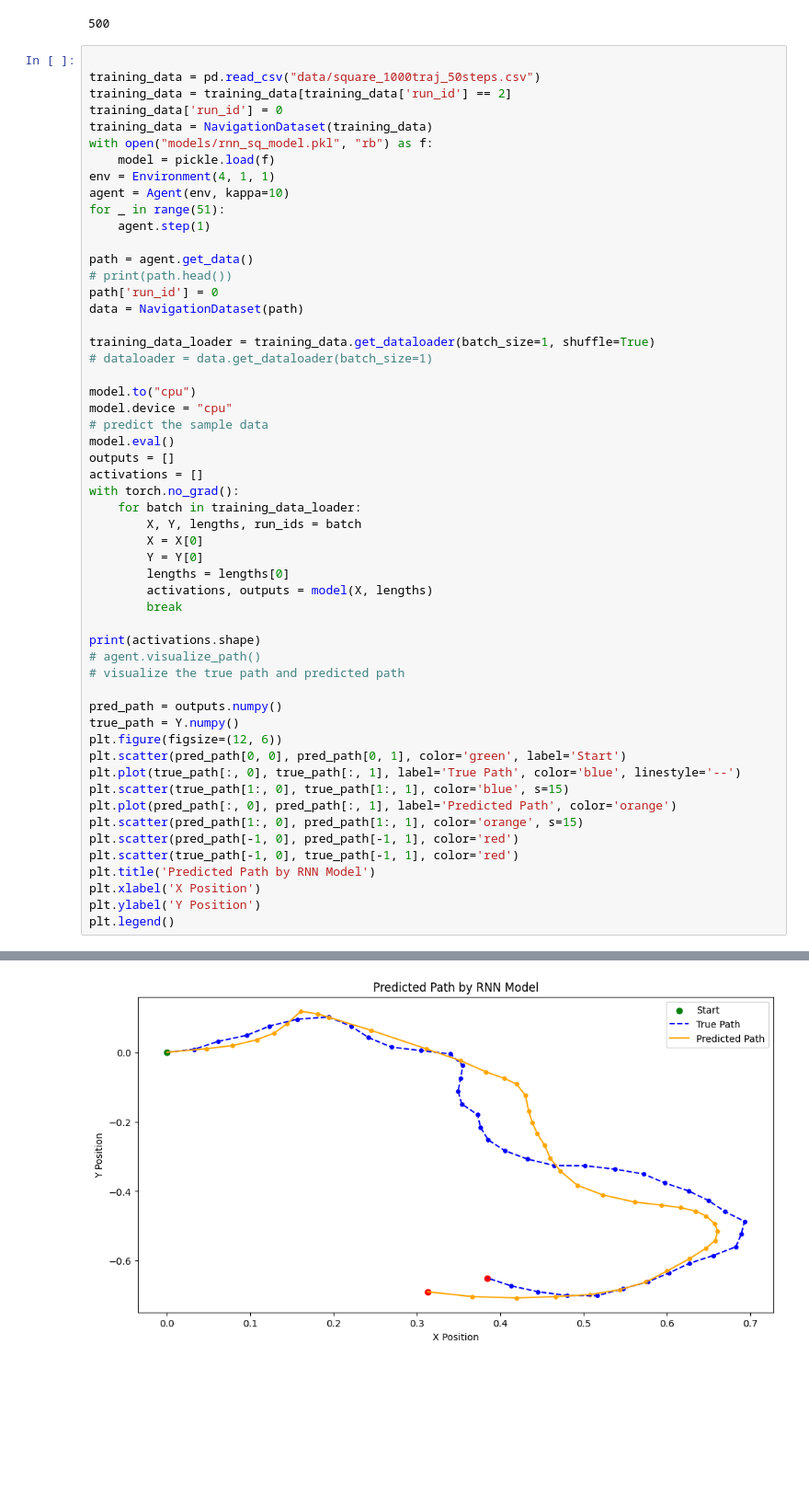
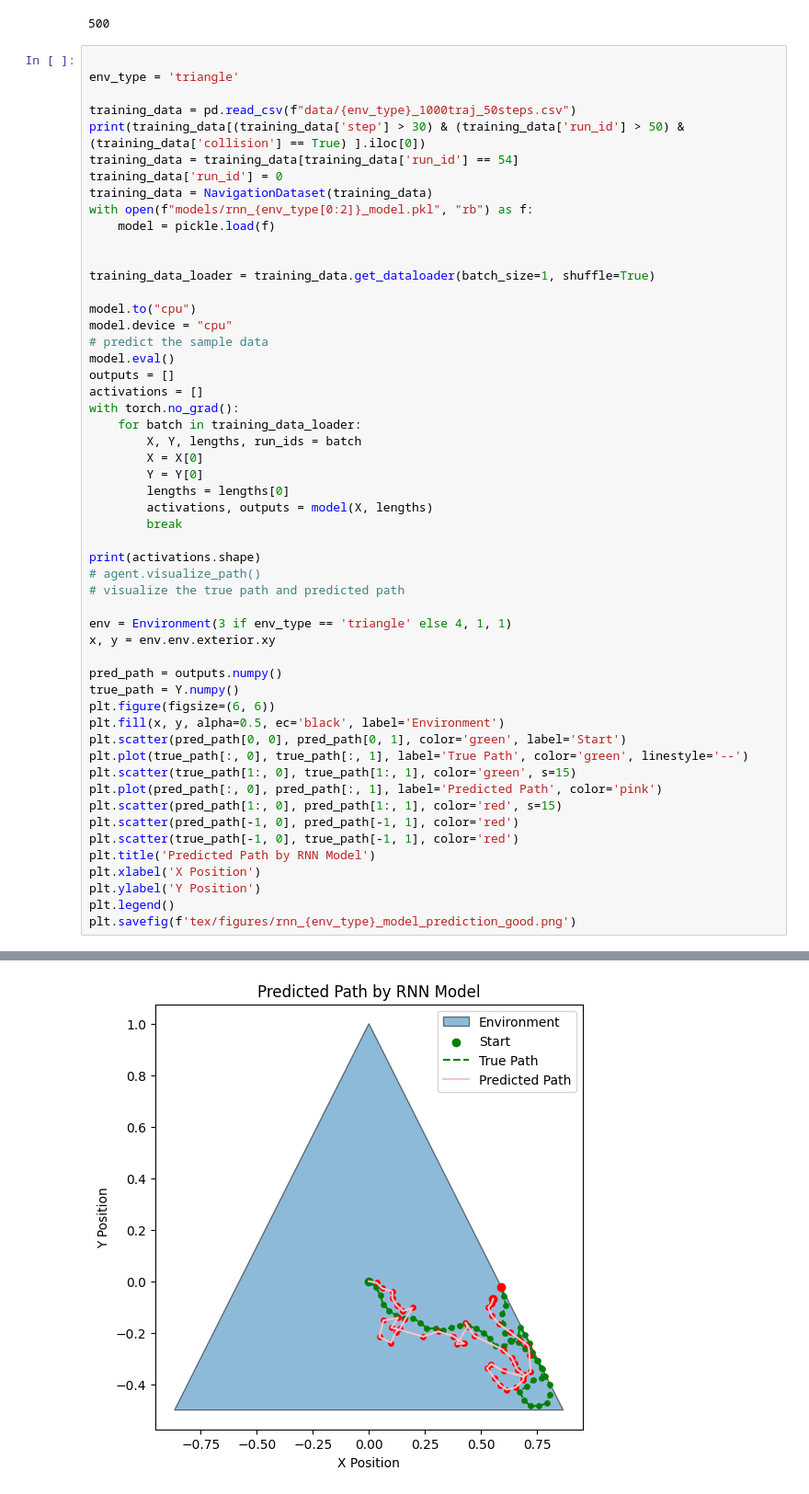
Before and after one commit to GAtemROU/rnn-path-integration, a Jupyter notebook: model_training_tester.ipynb, the cells around one changed output, grey strips where cells are left out. Shown: that part at 92% size. Drawn from its saved outputs; the diff is of its cells as text; blank space fills up the shorter version.

Commit message:
add: plots for some runs to showcase the performace of the rnn

```diff
--- a/model_training_tester.ipynb
+++ b/model_training_tester.ipynb
@@ -32,24 +32,18 @@ print(len(model.loss_history[0]))
 500
 # %%
 
-training_data = pd.read_csv("data/square_1000traj_50steps.csv")
-training_data = training_data[training_data['run_id'] == 2]
+env_type = 'triangle'
+
+training_data = pd.read_csv(f"data/{env_type}_1000traj_50steps.csv")
+print(training_data[(training_data['step'] > 30) & (training_data['run_id'] > 50) & (training_data['collision'] == True) ].iloc[0])
+training_data = training_data[training_data['run_id'] == 54]
 training_data['run_id'] = 0
 training_data = NavigationDataset(training_data)
-with open("models/rnn_sq_model.pkl", "rb") as f:
+with open(f"models/rnn_{env_type[0:2]}_model.pkl", "rb") as f:
     model = pickle.load(f)
-env = Environment(4, 1, 1)
-agent = Agent(env, kappa=10)
-for _ in range(51):
-    agent.step(1)
 
-path = agent.get_data()
-# print(path.head())
-path['run_id'] = 0
-data = NavigationDataset(path)
 
 training_data_loader = training_data.get_dataloader(batch_size=1, shuffle=True)
-# dataloader = data.get_dataloader(batch_size=1)
 
 model.to("cpu")
 model.device = "cpu"
@@ -70,18 +64,23 @@ print(activations.shape)
 # agent.visualize_path()
 # visualize the true path and predicted path
 
+env = Environment(3 if env_type == 'triangle' else 4, 1, 1)
+x, y = env.env.exterior.xy
+
 pred_path = outputs.numpy()
 true_path = Y.numpy()
-plt.figure(figsize=(12, 6))
+plt.figure(figsize=(6, 6))
+plt.fill(x, y, alpha=0.5, ec='black', label='Environment')
 plt.scatter(pred_path[0, 0], pred_path[0, 1], color='green', label='Start')
-plt.plot(true_path[:, 0], true_path[:, 1], label='True Path', color='blue', linestyle='--')
-plt.scatter(true_path[1:, 0], true_path[1:, 1], color='blue', s=15)
-plt.plot(pred_path[:, 0], pred_path[:, 1], label='Predicted Path', color='orange')
-plt.scatter(pred_path[1:, 0], pred_path[1:, 1], color='orange', s=15)
+plt.plot(true_path[:, 0], true_path[:, 1], label='True Path', color='green', linestyle='--')
+plt.scatter(true_path[1:, 0], true_path[1:, 1], color='green', s=15)
+plt.plot(pred_path[:, 0], pred_path[:, 1], label='Predicted Path', color='pink')
+plt.scatter(pred_path[1:, 0], pred_path[1:, 1], color='red', s=15)
 plt.scatter(pred_path[-1, 0], pred_path[-1, 1], color='red')
 plt.scatter(true_path[-1, 0], true_path[-1, 1], color='red')
 plt.title('Predicted Path by RNN Model')
 plt.xlabel('X Position')
 plt.ylabel('Y Position')
 plt.legend()
+plt.savefig(f'tex/figures/rnn_{env_type}_model_prediction_good.png')
 # %% [output]
@@ -90 +100 @@ torch.Size([42, 100])
-[figure, old version]
+[figure, new version]
```
Also changed, not shown: parts of 1 cell of this notebook, 12 other files.
